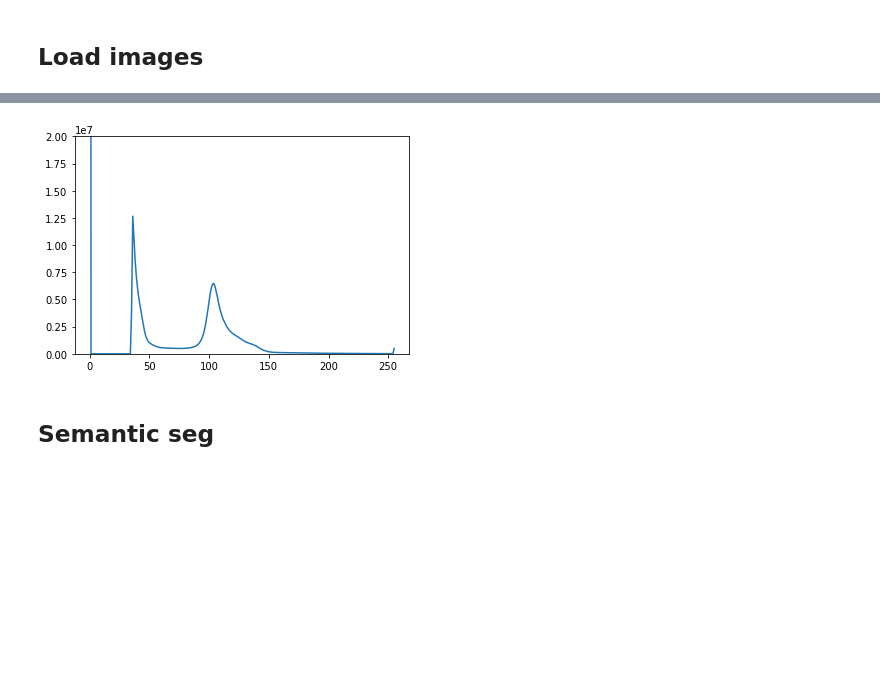
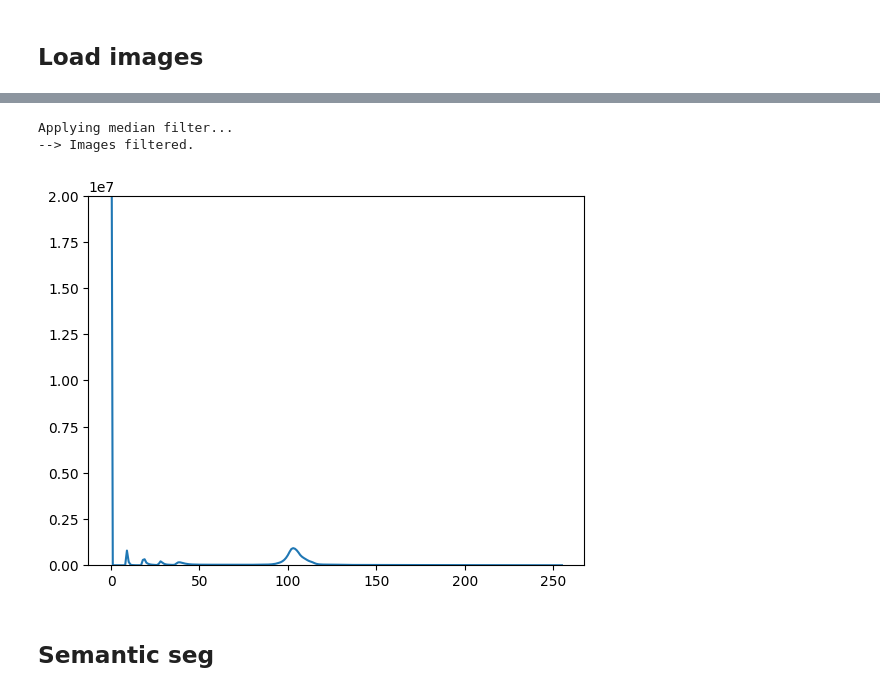
Before and after one commit to GusBusDraws/skeleton-propaganda, a Jupyter notebook: 02-angler.ipynb, the cells around one changed output, grey strips where cells are left out. Cells and saved outputs as stored; diff of their text form; code cells hidden in the pictures; blank space fills up the shorter version.

Commit message:
Crop angler fish to head

```diff
--- a/02-angler.ipynb
+++ b/02-angler.ipynb
@@ -20,11 +23,13 @@ imgs_path = Path('data/angler-fish-118531')
 # merge_file_path = Path('supporting/merge-0.2x-15msd.txt')
 merge_file_path = None
 save_dir_path = Path('results/')
-scale = None
+scale = 0.5
+slice_crop = [0, 500]
+run_seg = True
 # scale = 0.20
-# msd = 15
+msd = 20
 # suffix = '-skull_jaw_merged'
-# suffix = ''
+suffix = '-head'
 # %%
 def load_rescaled_images(
     imgs_path, scale, file_suffix=".tif", convert_to_unit8=False
@@ -48,14 +53,15 @@ def load_rescaled_images(
             imgs[new_i, ...] = img_rs
     return imgs
 # %%
-if scale is not None:
+if scale == 1:
+    imgs = segment.load_images(imgs_path, file_suffix='.tif')
+    imgs = util.img_as_ubyte(imgs)
+else:
     imgs = load_rescaled_images(
         imgs_path, scale, file_suffix='.tif', convert_to_unit8=True)
-else:
-    imgs = segment.load_images(imgs_path, file_suffix='.tif')
-imgs = filters.median(imgs)
-imgs = util.img_as_ubyte(imgs)
 print('Data type: ', imgs.dtype)
+if slice_crop is not None:
+    imgs = imgs[slice_crop[0]:slice_crop[1], ...]
 fig, axes = view.plot_slices(
     imgs,
     nslices=9,
@@ -72,0 +122,10 @@ Data type:  uint8
+# %%
+imgs_masked = mask*imgs
+fig, axes = view.plot_slices(
+    imgs_masked,
+    nslices=9,
+    print_slices=True,
+    imgs_per_row=3,
+    fig_w=7.5,
+    dpi=100
+)
@@ -73,11 +135,18 @@ Data type:  uint8
+# %%
+print('Applying median filter...')
+imgs_masked = filters.median(imgs_masked)
+print('--> Images filtered.')
+# %% [output]
+Applying median filter...
+--> Images filtered.
 # %%
-hist, bins_centers = exposure.histogram(imgs)
+hist, bins_centers = exposure.histogram(imgs_masked)
 fig, ax = plt.subplots()
 ax.plot(bins_centers, hist)
 ax.set_ylim([0, 2e7])
 plt.show()
 # %% [output]
-[figure, old version]
+[figure, new version]
 # %% [markdown]
 ## Semantic seg
 # %%
```
Also changed, not shown: parts of 16 cells of this notebook.
